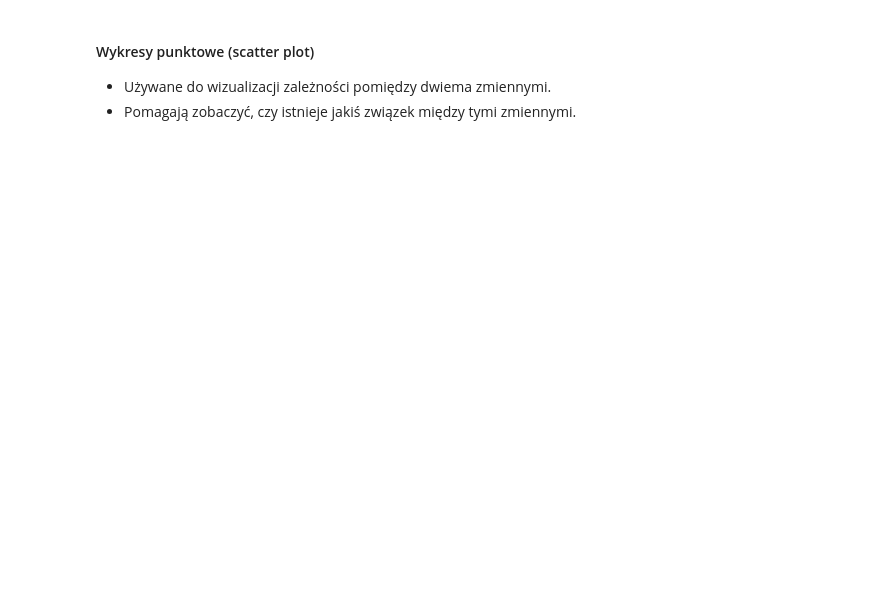
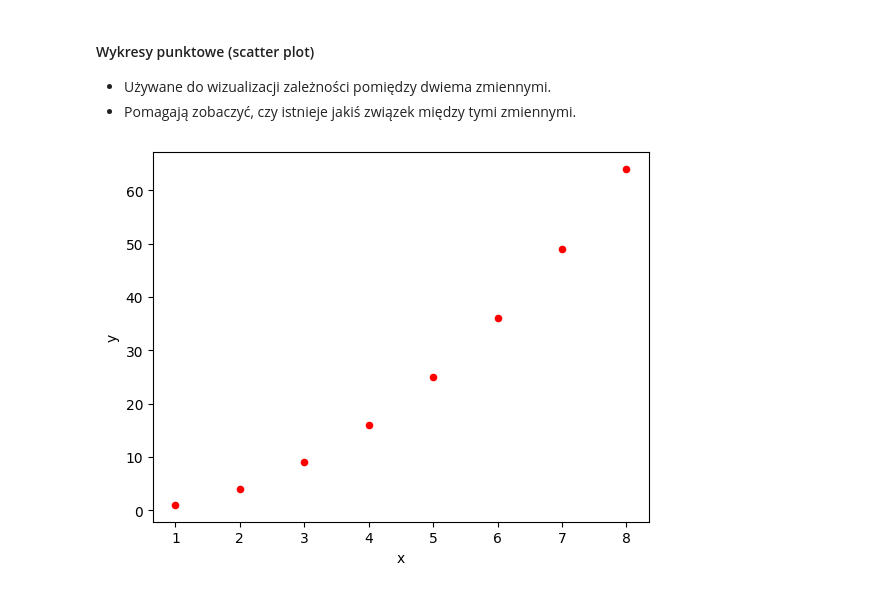
Before and after one commit to krzpiszcz/pandas_14_09_2024, a Jupyter notebook: 09_wizualizacje.ipynb, the cells around one changed output. Drawn from its saved outputs; the diff is of its cells as text; code cells hidden in the pictures; blank space fills up the shorter version.

```diff
--- a/09_wizualizacje.ipynb
+++ b/09_wizualizacje.ipynb
@@ -59,10 +108,13 @@ df = pd.DataFrame(data)
 # %%
 # Tworzenie przykładowych danych
 data = {
     'x': [1, 2, 3, 4, 5, 6, 7, 8],
     'y': [1, 4, 9, 16, 25, 36, 49, 64]
 }
 df = pd.DataFrame(data)
 
 # Wykres punktowy
-...
+df.plot.scatter(x='x', y='y', color='red')
+plt.show()
+# %% [output]
+[figure, added]
```
Also changed, not shown: parts of 6 cells of this notebook.
